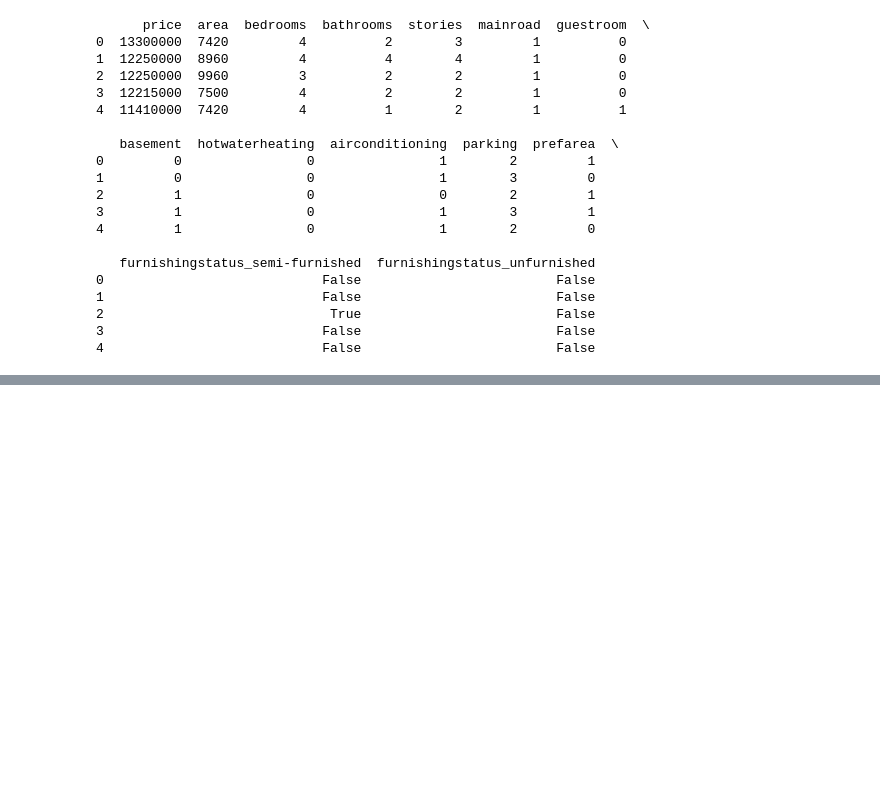
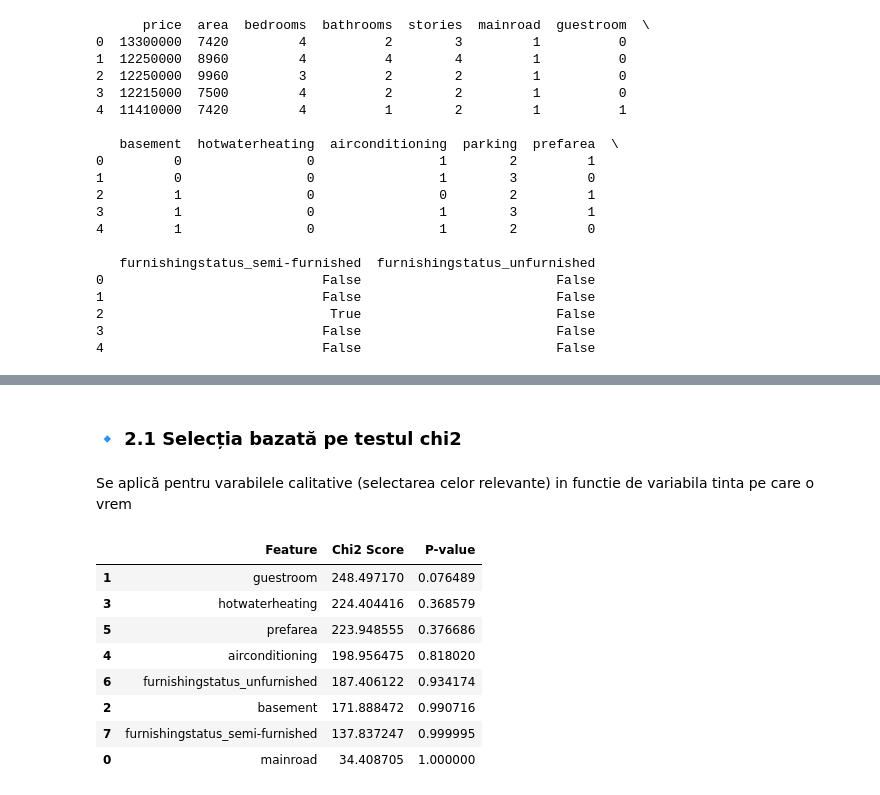
Before and after one commit to mariabraga15/sem2_1, a Jupyter notebook: feature_engineering.ipynb, the cells around one changed output, grey strips where cells are left out. Saved outputs shown, nothing was run; the diff lists cells and outputs as text; code cells hidden in the pictures; blank space fills up the shorter version.

```diff
--- a/feature_engineering.ipynb
+++ b/feature_engineering.ipynb
@@ -237,0 +266,20 @@ print(df.head())
+# %% [markdown]
+### 🔹 2.1 Selecția bazată pe testul chi2
+# %% [markdown]
+Se aplică pentru varabilele calitative (selectarea celor relevante) in functie de variabila tinta pe care o vrem
+# %%
+from sklearn.feature_selection import chi2
+categorical_cols = binary_columns +["furnishingstatus_unfurnished","furnishingstatus_semi-furnished"]
+chi_scores, p_values = chi2(df[categorical_cols], df["price"])
+chi_results = pd.DataFrame({'Feature': categorical_cols, 'Chi2 Score': chi_scores,"P-value":p_values}).sort_values(by="Chi2 Score", ascending=False)
+chi_results
+# %% [output]
+|  | Feature | Chi2 Score | P-value |
+| 1 | guestroom | 248.497170 | 0.076489 |
+| 3 | hotwaterheating | 224.404416 | 0.368579 |
+| 5 | prefarea | 223.948555 | 0.376686 |
+| 4 | airconditioning | 198.956475 | 0.818020 |
+| 6 | furnishingstatus_unfurnished | 187.406122 | 0.934174 |
+| 2 | basement | 171.888472 | 0.990716 |
+| 7 | furnishingstatus_semi-furnished | 137.837247 | 0.999995 |
+| 0 | mainroad | 34.408705 | 1.000000 |
```
Also changed, not shown: parts of 13 cells of this notebook.
